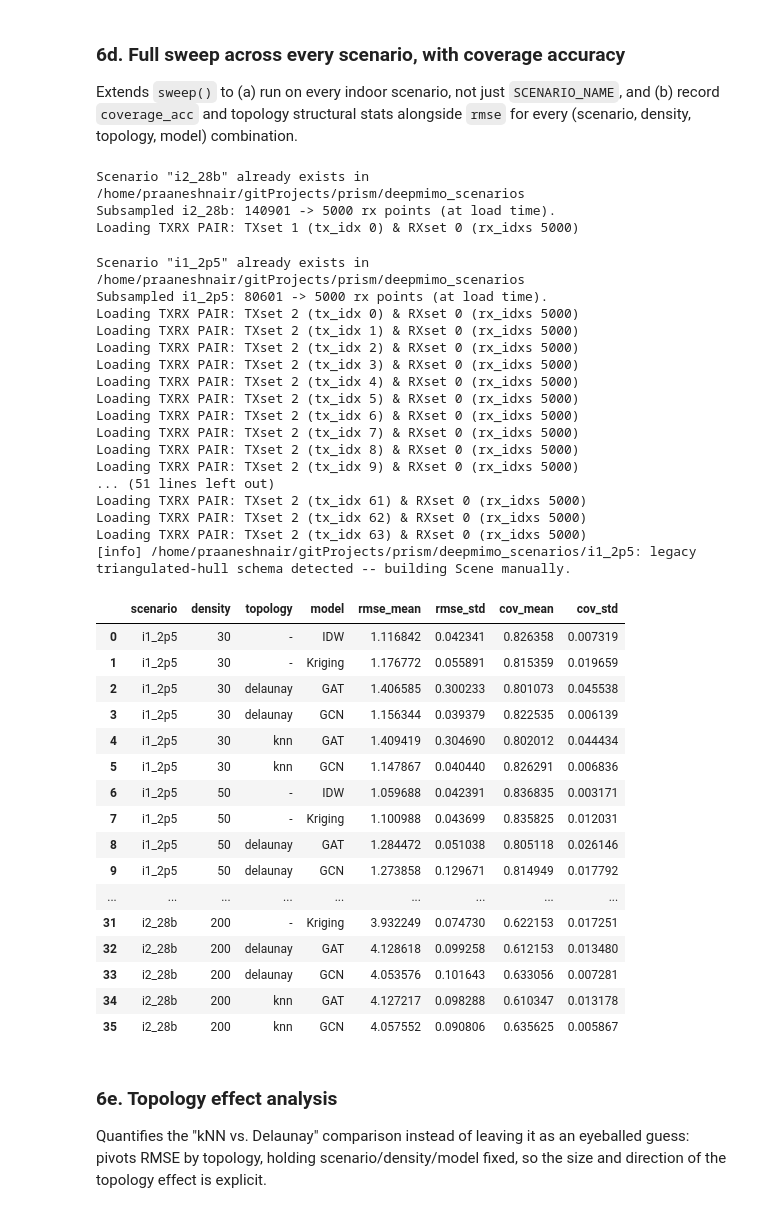
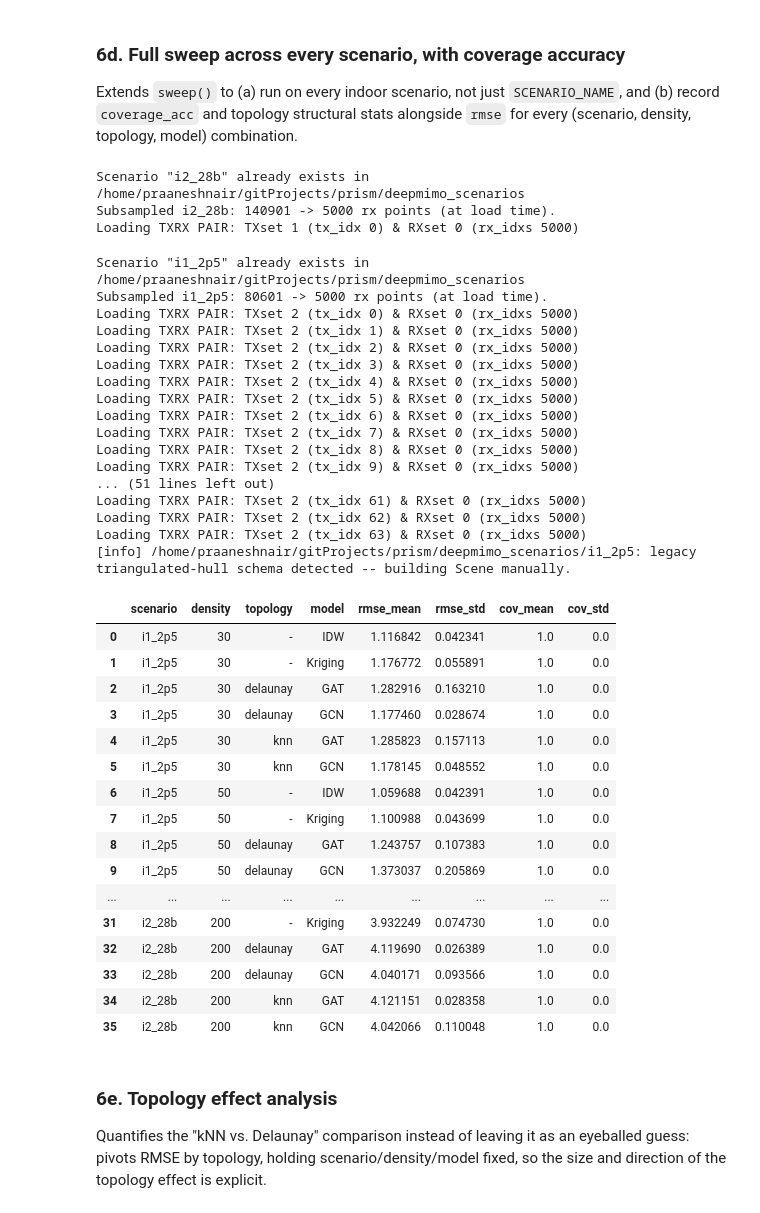
Before and after one commit to CompileArtisan/prism, a Jupyter notebook: radiomap_6g_sweep.ipynb, the cells around one changed output. Drawn from its saved outputs; the diff is of its cells as text; code cells hidden in the pictures.

```diff
--- a/radiomap_6g_sweep.ipynb
+++ b/radiomap_6g_sweep.ipynb
@@ -181,8 +201,8 @@ i2_28b
 # %%
 SCENARIO_NAME = "i2_28b"
 
-pos, rss, feats = load_scenario(SCENARIO_NAME)
-print(pos.shape, rss.shape, feats.shape)
+pos, rss, feats, freq_ghz = load_scenario(SCENARIO_NAME)
+print(pos.shape, rss.shape, feats.shape, freq_ghz)
 # %% [output]
 Scenario "i2_28b" already exists in /home/praaneshnair/gitProjects/prism/deepmimo_scenarios
 Subsampled i2_28b: 140901 -> 5000 rx points (at load time).
@@ -191,19 +211,20 @@ Loading TXRX PAIR: TXset 1 (tx_idx 0) & RXset 0 (rx_idxs 5000)
 # %%
-def fit_normalizer(feats, rss, idx=None):
-    """Fit mean/std stats on the given subset of points (or all points if
-    idx is None). Always fit on the TRAIN split only -- fitting on the
-    full dataset (train+test, or on a test scenario) leaks information
-    the model shouldn't have access to.
+def fspl_dbm(dist_m, freq_ghz):
+    """Free-space path loss (dB). Stripping this out of the target before
+    normalizing removes the scenario-specific absolute power level (tx
+    power, antenna gain, carrier freq) that raw dBm otherwise bakes in."""
+    dist_m = np.maximum(dist_m, 1e-3)
+    return 20 * np.log10(dist_m) + 20 * np.log10(freq_ghz) + 32.44
 
-    NOTE: raw (x, y, z) position is intentionally NOT part of this --
-    see the "drop raw position from model inputs" note above run_gnn."""
+def fit_normalizer(feats, rss, freq_ghz, idx=None):
     if idx is None:
         idx = np.arange(len(feats))
+    residual = rss - fspl_dbm(feats[:, 0], freq_ghz)  # feats[:,0] is dist_to_tx
     return {
         "feats_mean": feats[idx].mean(0), "feats_std": feats[idx].std(0) + 1e-8,
-        "rss_mean": rss[idx].mean(), "rss_std": rss[idx].std() + 1e-8,
+        "rss_mean": residual[idx].mean(), "rss_std": residual[idx].std() + 1e-8,
+        "freq_ghz": freq_ghz,
     }
-
 
 def apply_normalizer(feats, rss, stats, clip=4.0):
     feats_n = (feats - stats["feats_mean"]) / stats["feats_std"]
@@ -213,12 +234,13 @@ def apply_normalizer(feats, rss, stats, clip=4.0):
             print(f"[warn] apply_normalizer: {frac_clipped:.1%} of values exceed "
                   f"clip={clip} std -- TRAIN stats may not cover this data's range.")
         feats_n = np.clip(feats_n, -clip, clip)
-    rss_n = (rss - stats["rss_mean"]) / stats["rss_std"]
+    residual = rss - fspl_dbm(feats[:, 0], stats["freq_ghz"])
+    rss_n = (residual - stats["rss_mean"]) / stats["rss_std"]
     return feats_n, rss_n
 
-
-def denormalize_rss(rss_n, stats):
-    return rss_n * stats["rss_std"] + stats["rss_mean"]
+def denormalize_rss(rss_n, stats, dist_to_tx):
+    residual = rss_n * stats["rss_std"] + stats["rss_mean"]
+    return residual + fspl_dbm(dist_to_tx, stats["freq_ghz"])
 # %% [markdown]
 ## 3. Graph construction — k-NN and Delaunay
 
@@ -553,10 +547,9 @@ def sweep_full(scenario_names=("i2_28b", "i1_2p5"), densities=(30, 50, 200),
                coverage_threshold_dbm=None):
     all_results = []
     for scenario_name in scenario_names:
-        positions, rss, feats = load_scenario(scenario_name)
-        # per-scenario median RSS as a sensible default coverage cutoff if
-        # you don't have a real receiver sensitivity spec to plug in
-        thresh = coverage_threshold_dbm if coverage_threshold_dbm is not None else float(np.median(rss))
+        positions, rss, feats, freq_ghz = load_scenario(scenario_name)
+        RX_SENSITIVITY_DBM = -90.0
+        thresh = coverage_threshold_dbm if coverage_threshold_dbm is not None else RX_SENSITIVITY_DBM
 
         for n_labeled in densities:
             for seed in range(n_seeds):
@@ -567,8 +560,8 @@ def sweep_full(scenario_names=("i2_28b", "i1_2p5"), densities=(30, 50, 200),
                     topo_stats = graph_topology_stats(edge_index, len(positions))
 
                     for name, model_cls in [("GCN", GCN), ("GAT", GAT)]:
-                        pred, rmse = run_gnn(model_cls, positions, feats, rss,
-                                              edge_index, train_idx, test_idx, seed=seed)
+                        pred, rmse = run_gnn(model_cls, positions, feats, rss, freq_ghz,
+                                          edge_index, train_idx, test_idx, seed=seed)
                         cov_acc = coverage_accuracy(rss[test_idx], pred[test_idx], thresh)
                         all_results.append({
                             "scenario": scenario_name, "density": n_labeled, "seed": seed,
@@ -595,49 +588,49 @@ def sweep_full(scenario_names=("i2_28b", "i1_2p5"), densities=(30, 50, 200),
 
 
 full_results = sweep_full()
 summary = (full_results.groupby(["scenario", "density", "topology", "model"])
            .agg(rmse_mean=("rmse", "mean"), rmse_std=("rmse", "std"),
                 cov_mean=("coverage_acc", "mean"), cov_std=("coverage_acc", "std"))
            .reset_index())
 display(summary)
 # %% [output]
 Scenario "i2_28b" already exists in /home/praaneshnair/gitProjects/prism/deepmimo_scenarios
 Subsampled i2_28b: 140901 -> 5000 rx points (at load time).
 Loading TXRX PAIR: TXset 1 (tx_idx 0) & RXset 0 (rx_idxs 5000)
 Scenario "i1_2p5" already exists in /home/praaneshnair/gitProjects/prism/deepmimo_scenarios
 Subsampled i1_2p5: 80601 -> 5000 rx points (at load time).
 Loading TXRX PAIR: TXset 2 (tx_idx 0) & RXset 0 (rx_idxs 5000)
 Loading TXRX PAIR: TXset 2 (tx_idx 1) & RXset 0 (rx_idxs 5000)
 Loading TXRX PAIR: TXset 2 (tx_idx 2) & RXset 0 (rx_idxs 5000)
 Loading TXRX PAIR: TXset 2 (tx_idx 3) & RXset 0 (rx_idxs 5000)
 Loading TXRX PAIR: TXset 2 (tx_idx 4) & RXset 0 (rx_idxs 5000)
 Loading TXRX PAIR: TXset 2 (tx_idx 5) & RXset 0 (rx_idxs 5000)
 Loading TXRX PAIR: TXset 2 (tx_idx 6) & RXset 0 (rx_idxs 5000)
 Loading TXRX PAIR: TXset 2 (tx_idx 7) & RXset 0 (rx_idxs 5000)
 Loading TXRX PAIR: TXset 2 (tx_idx 8) & RXset 0 (rx_idxs 5000)
 Loading TXRX PAIR: TXset 2 (tx_idx 9) & RXset 0 (rx_idxs 5000)
 ... (51 lines left out)
 Loading TXRX PAIR: TXset 2 (tx_idx 61) & RXset 0 (rx_idxs 5000)
 Loading TXRX PAIR: TXset 2 (tx_idx 62) & RXset 0 (rx_idxs 5000)
 Loading TXRX PAIR: TXset 2 (tx_idx 63) & RXset 0 (rx_idxs 5000)
 [info] /home/praaneshnair/gitProjects/prism/deepmimo_scenarios/i1_2p5: legacy triangulated-hull schema detected -- building Scene manually.
 |  | scenario | density | topology | model | rmse_mean | rmse_std | cov_mean | cov_std |
-| 0 | i1_2p5 | 30 | - | IDW | 1.116842 | 0.042341 | 0.826358 | 0.007319 |
-| 1 | i1_2p5 | 30 | - | Kriging | 1.176772 | 0.055891 | 0.815359 | 0.019659 |
-| 2 | i1_2p5 | 30 | delaunay | GAT | 1.406585 | 0.300233 | 0.801073 | 0.045538 |
-| 3 | i1_2p5 | 30 | delaunay | GCN | 1.156344 | 0.039379 | 0.822535 | 0.006139 |
-| 4 | i1_2p5 | 30 | knn | GAT | 1.409419 | 0.304690 | 0.802012 | 0.044434 |
-| 5 | i1_2p5 | 30 | knn | GCN | 1.147867 | 0.040440 | 0.826291 | 0.006836 |
-| 6 | i1_2p5 | 50 | - | IDW | 1.059688 | 0.042391 | 0.836835 | 0.003171 |
-| 7 | i1_2p5 | 50 | - | Kriging | 1.100988 | 0.043699 | 0.835825 | 0.012031 |
-| 8 | i1_2p5 | 50 | delaunay | GAT | 1.284472 | 0.051038 | 0.805118 | 0.026146 |
-| 9 | i1_2p5 | 50 | delaunay | GCN | 1.273858 | 0.129671 | 0.814949 | 0.017792 |
+| 0 | i1_2p5 | 30 | - | IDW | 1.116842 | 0.042341 | 1.0 | 0.0 |
+| 1 | i1_2p5 | 30 | - | Kriging | 1.176772 | 0.055891 | 1.0 | 0.0 |
+| 2 | i1_2p5 | 30 | delaunay | GAT | 1.282916 | 0.163210 | 1.0 | 0.0 |
+| 3 | i1_2p5 | 30 | delaunay | GCN | 1.177460 | 0.028674 | 1.0 | 0.0 |
+| 4 | i1_2p5 | 30 | knn | GAT | 1.285823 | 0.157113 | 1.0 | 0.0 |
+| 5 | i1_2p5 | 30 | knn | GCN | 1.178145 | 0.048552 | 1.0 | 0.0 |
+| 6 | i1_2p5 | 50 | - | IDW | 1.059688 | 0.042391 | 1.0 | 0.0 |
+| 7 | i1_2p5 | 50 | - | Kriging | 1.100988 | 0.043699 | 1.0 | 0.0 |
+| 8 | i1_2p5 | 50 | delaunay | GAT | 1.243757 | 0.107383 | 1.0 | 0.0 |
+| 9 | i1_2p5 | 50 | delaunay | GCN | 1.373037 | 0.205869 | 1.0 | 0.0 |
 | ... | ... | ... | ... | ... | ... | ... | ... | ... |
-| 31 | i2_28b | 200 | - | Kriging | 3.932249 | 0.074730 | 0.622153 | 0.017251 |
-| 32 | i2_28b | 200 | delaunay | GAT | 4.128618 | 0.099258 | 0.612153 | 0.013480 |
-| 33 | i2_28b | 200 | delaunay | GCN | 4.053576 | 0.101643 | 0.633056 | 0.007281 |
-| 34 | i2_28b | 200 | knn | GAT | 4.127217 | 0.098288 | 0.610347 | 0.013178 |
-| 35 | i2_28b | 200 | knn | GCN | 4.057552 | 0.090806 | 0.635625 | 0.005867 |
+| 31 | i2_28b | 200 | - | Kriging | 3.932249 | 0.074730 | 1.0 | 0.0 |
+| 32 | i2_28b | 200 | delaunay | GAT | 4.119690 | 0.026389 | 1.0 | 0.0 |
+| 33 | i2_28b | 200 | delaunay | GCN | 4.040171 | 0.093566 | 1.0 | 0.0 |
+| 34 | i2_28b | 200 | knn | GAT | 4.121151 | 0.028358 | 1.0 | 0.0 |
+| 35 | i2_28b | 200 | knn | GCN | 4.042066 | 0.110048 | 1.0 | 0.0 |
 # %% [markdown]
 ### 6e. Topology effect analysis
 
```
Also changed, not shown: parts of 9 cells of this notebook.
